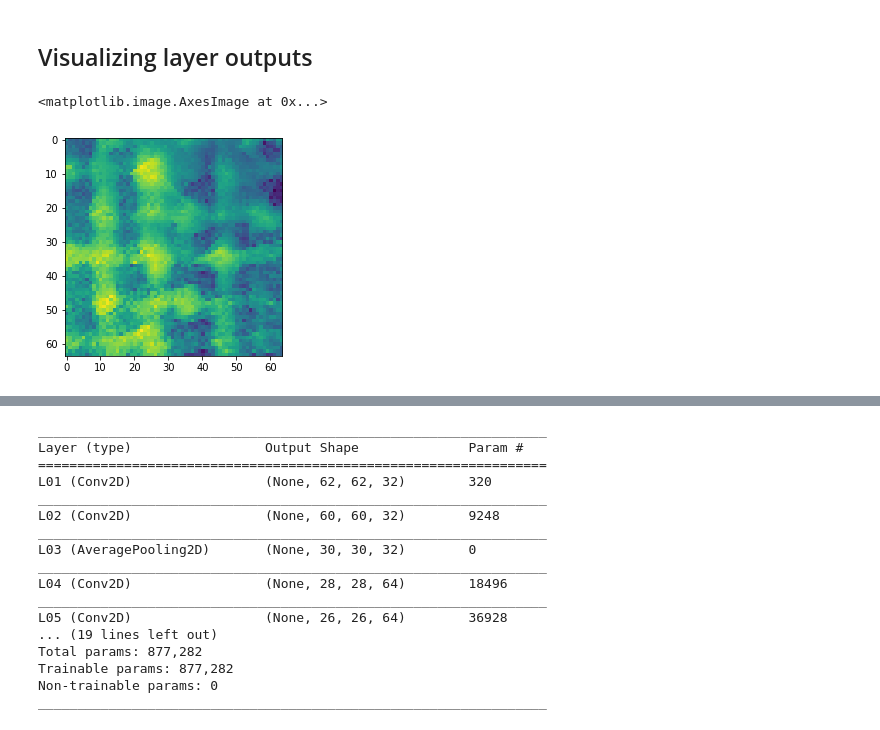
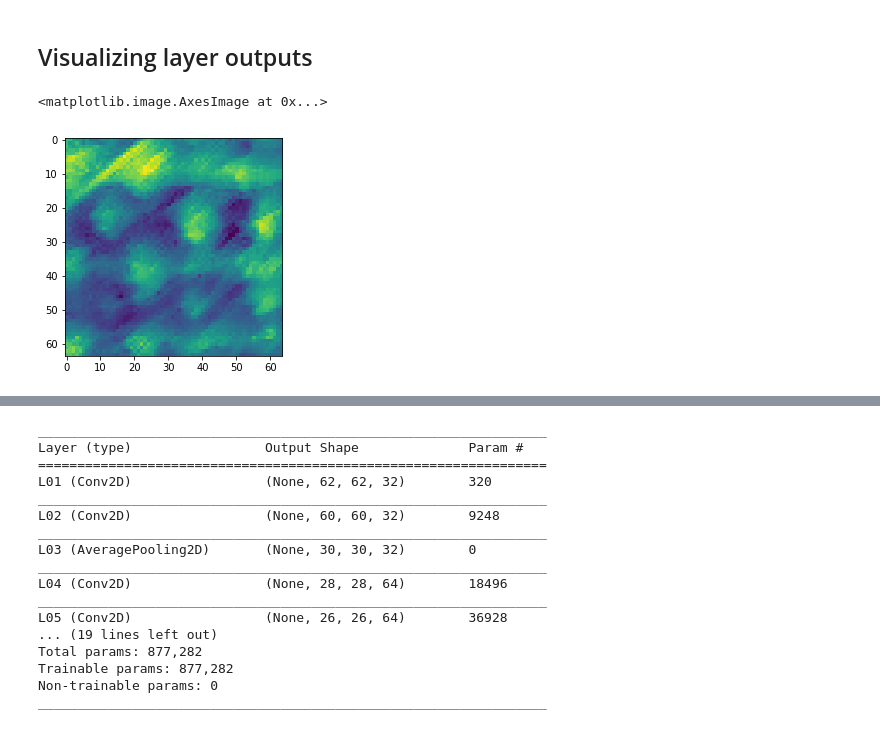
Before and after one commit to modw/painter-id, a Jupyter notebook: Visualizing network.ipynb, the cells around one changed output, grey strips where cells are left out. Saved outputs shown, nothing was run; the diff lists cells and outputs as text; code cells hidden in the pictures.

```diff
--- a/Visualizing network.ipynb
+++ b/Visualizing network.ipynb
@@ -114,4 +118,11 @@ Text(0.5, 1.0, 'After Filter 3')
 ## Visualizing layer outputs
 # %%
 # modified from https://www.kaggle.com/amarjeet007/visualize-cnn-with-keras
+# %%
+sample_idx = 156
+sample = X[sample_idx]
+plt.imshow(sample.reshape(sample.shape[0], sample.shape[1]), cmap='viridis')
+# %% [output]
+<matplotlib.image.AxesImage at 0x...>
+[figure, added]
 # %%
@@ -129,8 +138,3 @@ def display_activation(activations, nrows, ncols, act_index, size=2.5):
         ax.set_xticks([])
         ax.set_yticks([])
     plt.subplots_adjust(hspace=0.02, wspace=-0.1)
-# %%
-plt.imshow(sample[:,:,0])
-# %% [output]
-<matplotlib.image.AxesImage at 0x...>
-[figure, removed]
```
Also changed, not shown: parts of 9 cells of this notebook.
